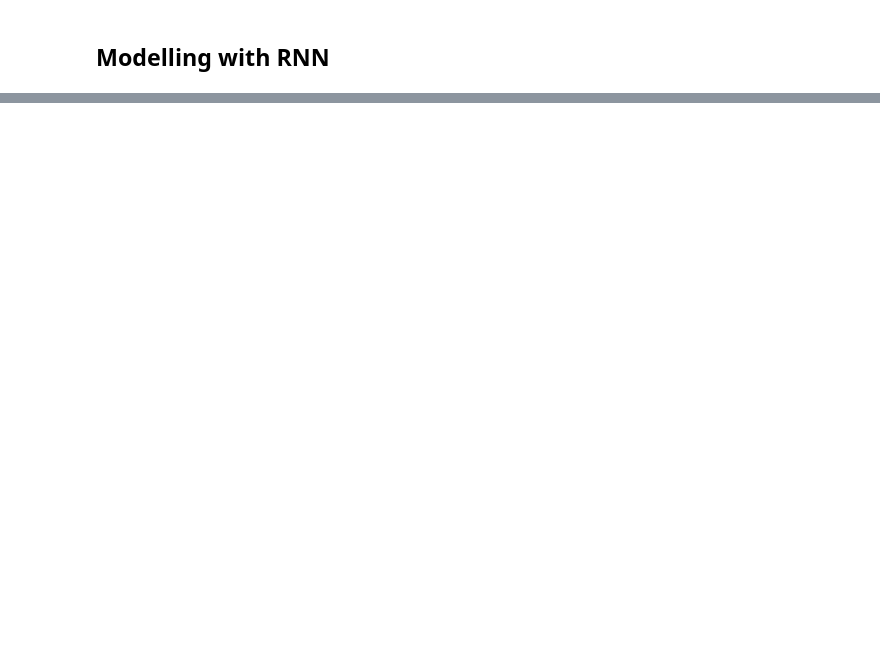
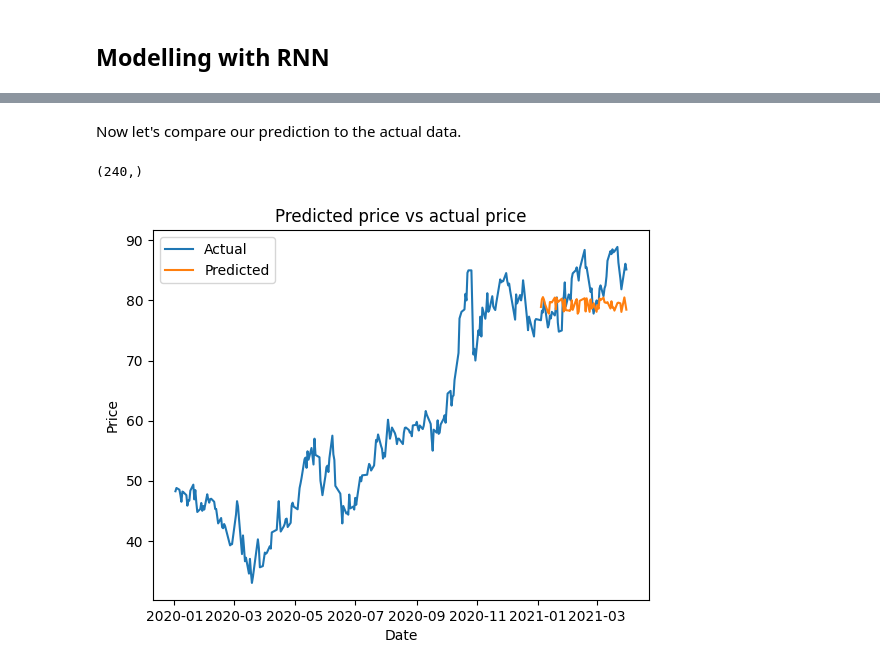
Before and after one commit to XO-Appleton/MRIfIFd7jKq1ziBF, a Jupyter notebook: ValueInvestor.ipynb, the cells around one changed output, grey strips where cells are left out. Cells and saved outputs as stored; diff of their text form; code cells hidden in the pictures; blank space fills up the shorter version.

```diff
--- a/ValueInvestor.ipynb
+++ b/ValueInvestor.ipynb
@@ -206,0 +232,17 @@ import tensorflow as tf
+# %%
+model = tf.keras.Sequential([
+  tf.keras.layers.Conv1D(filters=64, kernel_size=3,
+                      strides=1,
+                      activation="relu",
+                      padding='causal',
+                      input_shape=[WINDOW_SIZE, 1]),
+  tf.keras.layers.LSTM(64, return_sequences=True),
+  tf.keras.layers.LSTM(64),
+  tf.keras.layers.Dense(30, activation="relu"),
+  tf.keras.layers.Dense(10, activation="relu"),
+  tf.keras.layers.Dense(1)
+])
+
+model.compile(optimizer='adam', loss='mean_absolute_error')
+
+model.summary()
@@ -206,0 +267,2 @@ import tensorflow as tf
+# %%
+history = model.fit(train, epochs=100)
@@ -206,0 +287,13 @@ import tensorflow as tf
+# %%
+windows = []
+
+for batch in list(test.as_numpy_iterator()):
+  windows.append(batch[0])
+
+test_inputs = np.vstack(windows)
+# %%
+y_pred = model.predict(test_inputs)
+
+y_true = df.Price[idx_2021:].values.reshape(-1, 1)
+
+print(f'MAE: {np.sum(np.abs(y_pred - y_true))/len(y_true)}')
@@ -206,0 +303,17 @@ import tensorflow as tf
+# %% [markdown]
+Now let's compare our prediction to the actual data.
+# %%
+time_train.shape
+# %% [output]
+(240,)
+# %%
+plt.figure()
+plt.plot(df['Date'], df['Price'], label='Actual')
+plt.plot(time_test, y_pred, label='Predicted')
+plt.xlabel('Date')
+plt.ylabel('Price')
+plt.title('Predicted price vs actual price')
+plt.legend()
+plt.show()
+# %% [output]
+[figure, added]
```
Also changed, not shown: parts of 18 cells of this notebook, 1 other file.
